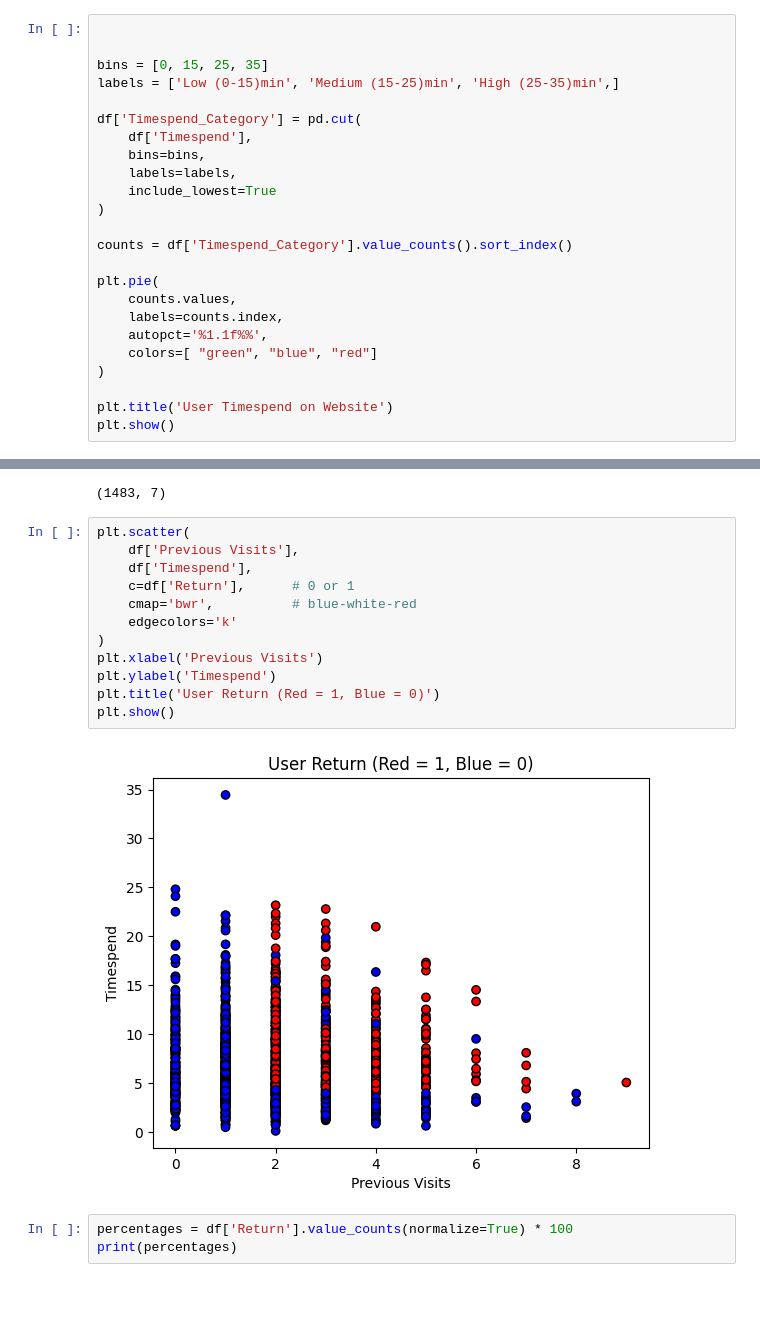
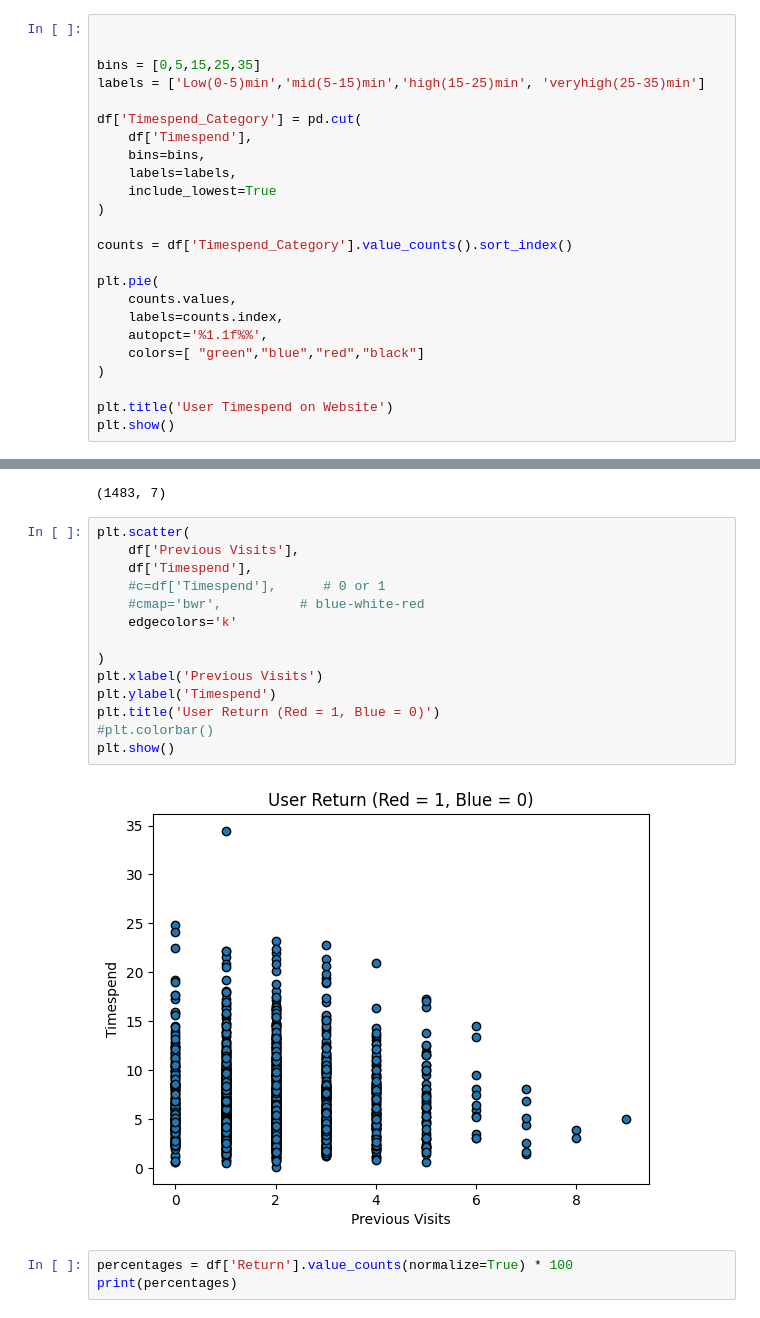
Before and after one commit to Himanshutiwari321/machine--learning-course, a Jupyter notebook: Projects-ML/project3_URP.ipynb, the cells around one changed output, grey strips where cells are left out. Cells and saved outputs as stored; diff of their text form.

```diff
--- a/Projects-ML/project3_URP.ipynb
+++ b/Projects-ML/project3_URP.ipynb
@@ -84,8 +147,8 @@ df.describe()
 # %%
 
 
-bins = [0, 15, 25, 35]
-labels = ['Low (0-15)min', 'Medium (15-25)min', 'High (25-35)min',]
+bins = [0,5,15,25,35]
+labels = ['Low(0-5)min','mid(5-15)min','high(15-25)min', 'veryhigh(25-35)min']
 
 df['Timespend_Category'] = pd.cut(
     df['Timespend'],
@@ -100,7 +163,7 @@ plt.pie(
     counts.values,
     labels=counts.index,
     autopct='%1.1f%%',
-    colors=[ "green", "blue", "red"]
+    colors=[ "green","blue","red","black"]
 )
 
 plt.title('User Timespend on Website')
@@ -140,17 +203,19 @@ df.shape
 # %%
 plt.scatter(
     df['Previous Visits'],
     df['Timespend'],
-    c=df['Return'],      # 0 or 1
-    cmap='bwr',          # blue-white-red
+    #c=df['Timespend'],      # 0 or 1
+    #cmap='bwr',          # blue-white-red
     edgecolors='k'
+
 )
 plt.xlabel('Previous Visits')
 plt.ylabel('Timespend')
 plt.title('User Return (Red = 1, Blue = 0)')
+#plt.colorbar()
 plt.show()
 # %% [output]
-[figure, old version]
+[figure, new version]
 # %%
 percentages = df['Return'].value_counts(normalize=True) * 100
 print(percentages)
```
Also changed, not shown: parts of 6 cells of this notebook.
